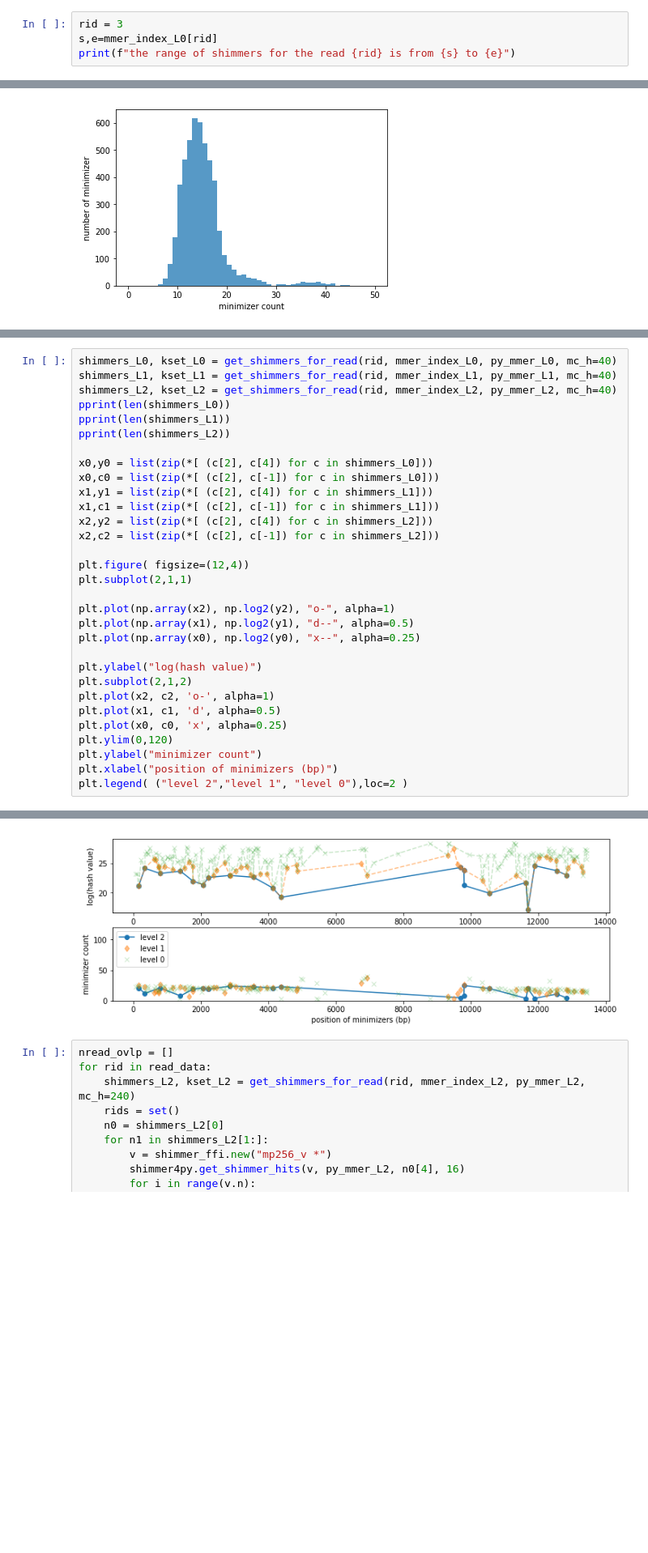
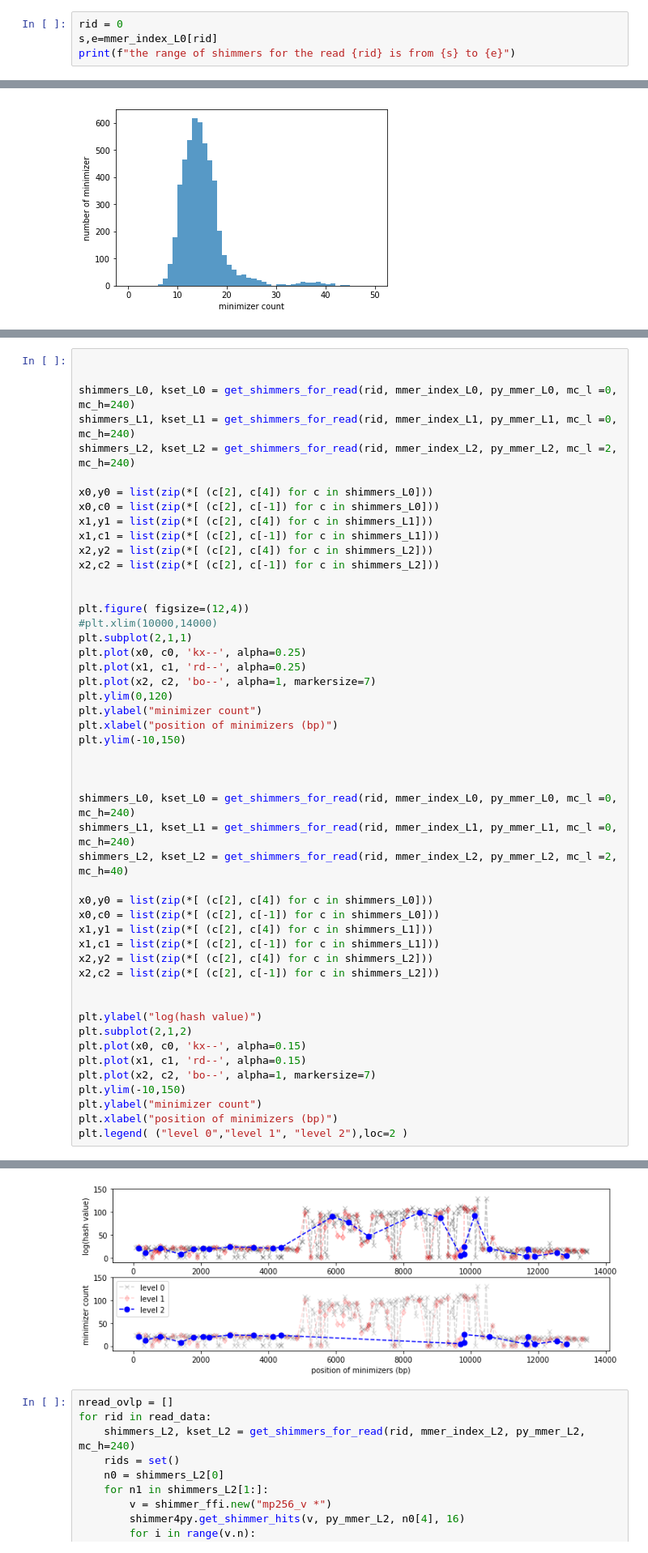
Before and after one commit to cschin/Peregrine, a Jupyter notebook: notebooks/shimmer_analysis-ecoli.ipynb, the cells around one changed output, grey strips where cells are left out. Shown: that part at 81% size. Cells and saved outputs as stored; diff of their text form; blank space fills up the shorter version.

```diff
--- a/notebooks/shimmer_analysis-ecoli.ipynb
+++ b/notebooks/shimmer_analysis-ecoli.ipynb
@@ -65,7 +69,7 @@ mmer_index_L0 = get_mmer_index(py_mmer_L0)
 mmer_index_L1 = get_mmer_index(py_mmer_L1)
 mmer_index_L2 = get_mmer_index(py_mmer_L2)
 # %%
-rid = 3
+rid = 0
 s,e=mmer_index_L0[rid]
 print(f"the range of shimmers for the read {rid} is from {s} to {e}")
 # %% [output]
@@ -216,10 +264,9 @@ plt.legend( ("level 2","level 1", "level 0"),loc=2 )
 # %%
-shimmers_L0, kset_L0 = get_shimmers_for_read(rid, mmer_index_L0, py_mmer_L0, mc_h=40)
-shimmers_L1, kset_L1 = get_shimmers_for_read(rid, mmer_index_L1, py_mmer_L1, mc_h=40)
-shimmers_L2, kset_L2 = get_shimmers_for_read(rid, mmer_index_L2, py_mmer_L2, mc_h=40)
-pprint(len(shimmers_L0))
-pprint(len(shimmers_L1))
-pprint(len(shimmers_L2))
+
+
+shimmers_L0, kset_L0 = get_shimmers_for_read(rid, mmer_index_L0, py_mmer_L0, mc_l =0, mc_h=240)
+shimmers_L1, kset_L1 = get_shimmers_for_read(rid, mmer_index_L1, py_mmer_L1, mc_l =0, mc_h=240)
+shimmers_L2, kset_L2 = get_shimmers_for_read(rid, mmer_index_L2, py_mmer_L2, mc_l =2, mc_h=240)
 
 x0,y0 = list(zip(*[ (c[2], c[4]) for c in shimmers_L0]))
 x0,c0 = list(zip(*[ (c[2], c[-1]) for c in shimmers_L0]))
@@ -228,20 +275,39 @@ x1,c1 = list(zip(*[ (c[2], c[-1]) for c in shimmers_L1]))
 x2,y2 = list(zip(*[ (c[2], c[4]) for c in shimmers_L2]))
 x2,c2 = list(zip(*[ (c[2], c[-1]) for c in shimmers_L2]))
 
+
 plt.figure( figsize=(12,4))
+#plt.xlim(10000,14000)
 plt.subplot(2,1,1)
+plt.plot(x0, c0, 'kx--', alpha=0.25)
+plt.plot(x1, c1, 'rd--', alpha=0.25)
+plt.plot(x2, c2, 'bo--', alpha=1, markersize=7)
+plt.ylim(0,120)
+plt.ylabel("minimizer count")
+plt.xlabel("position of minimizers (bp)")
+plt.ylim(-10,150)
 
-plt.plot(np.array(x2), np.log2(y2), "o-", alpha=1)
-plt.plot(np.array(x1), np.log2(y1), "d--", alpha=0.5)
-plt.plot(np.array(x0), np.log2(y0), "x--", alpha=0.25)
+
+
+shimmers_L0, kset_L0 = get_shimmers_for_read(rid, mmer_index_L0, py_mmer_L0, mc_l =0, mc_h=240)
+shimmers_L1, kset_L1 = get_shimmers_for_read(rid, mmer_index_L1, py_mmer_L1, mc_l =0, mc_h=240)
+shimmers_L2, kset_L2 = get_shimmers_for_read(rid, mmer_index_L2, py_mmer_L2, mc_l =2, mc_h=40)
+
+x0,y0 = list(zip(*[ (c[2], c[4]) for c in shimmers_L0]))
+x0,c0 = list(zip(*[ (c[2], c[-1]) for c in shimmers_L0]))
+x1,y1 = list(zip(*[ (c[2], c[4]) for c in shimmers_L1]))
+x1,c1 = list(zip(*[ (c[2], c[-1]) for c in shimmers_L1]))
+x2,y2 = list(zip(*[ (c[2], c[4]) for c in shimmers_L2]))
+x2,c2 = list(zip(*[ (c[2], c[-1]) for c in shimmers_L2]))
+
 
 plt.ylabel("log(hash value)")
 plt.subplot(2,1,2)
-plt.plot(x2, c2, 'o-', alpha=1)
-plt.plot(x1, c1, 'd', alpha=0.5)
-plt.plot(x0, c0, 'x', alpha=0.25)
-plt.ylim(0,120)
+plt.plot(x0, c0, 'kx--', alpha=0.15)
+plt.plot(x1, c1, 'rd--', alpha=0.15)
+plt.plot(x2, c2, 'bo--', alpha=1, markersize=7)
+plt.ylim(-10,150)
 plt.ylabel("minimizer count")
 plt.xlabel("position of minimizers (bp)")
-plt.legend( ("level 2","level 1", "level 0"),loc=2 )
+plt.legend( ("level 0","level 1", "level 2"),loc=2 )
 # %% [output]
@@ -252,4 +315,4 @@ plt.legend( ("level 2","level 1", "level 0"),loc=2 )
-[figure, old version]
+[figure, new version]
 # %%
 nread_ovlp = []
 for rid in read_data:
```
Also changed, not shown: parts of 10 cells of this notebook.
